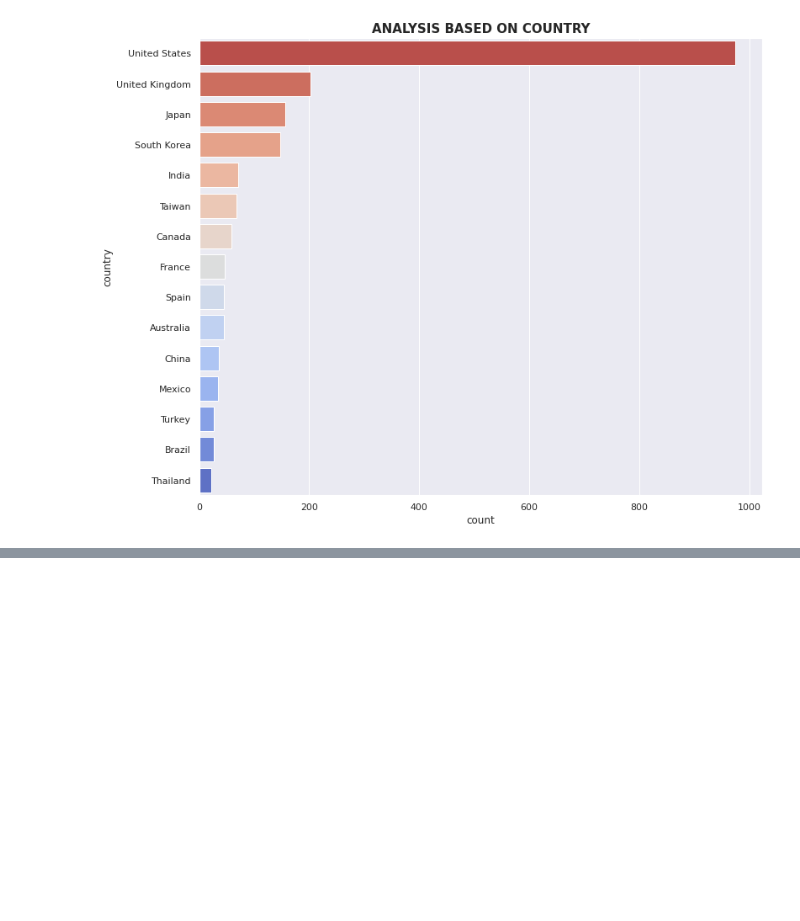
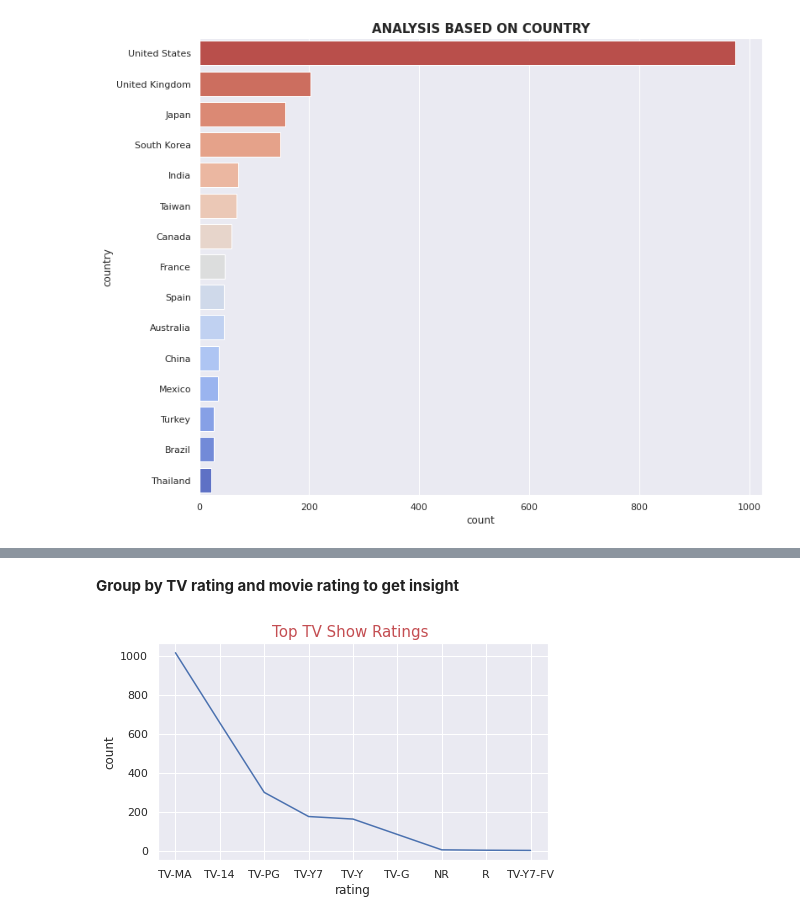
Before and after one commit to shakib68/Netflix-capstone4, a Jupyter notebook: Copy_of_NETFLIX_MOVIES_AND_TV_SHOWS_CLUSTERING.ipynb, the cells around one changed output, grey strips where cells are left out. Cells and saved outputs as stored; diff of their text form; code cells hidden in the pictures; blank space fills up the shorter version.

```diff
--- a/Copy_of_NETFLIX_MOVIES_AND_TV_SHOWS_CLUSTERING.ipynb
+++ b/Copy_of_NETFLIX_MOVIES_AND_TV_SHOWS_CLUSTERING.ipynb
@@ -307,0 +325,13 @@ plt.show()
+# %% [markdown]
+**Group by TV rating and movie rating to get insight**
+# %%
+tv_ratings = df_tv.groupby(['rating'])['show_id'].count().reset_index(name = 'count').sort_values(by = 'count', ascending = False)
+# %%
+#linetplot on top tv show ratings
+fig_dims = (7,4)
+fig, ax = plt.subplots(figsize=fig_dims)
+sns.lineplot(x='rating',y='count',data=tv_ratings)
+plt.title('Top TV Show Ratings ',size='15',color='r')
+plt.show()
+# %% [output]
+[figure, added]
```
Also changed, not shown: parts of 14 cells of this notebook.
